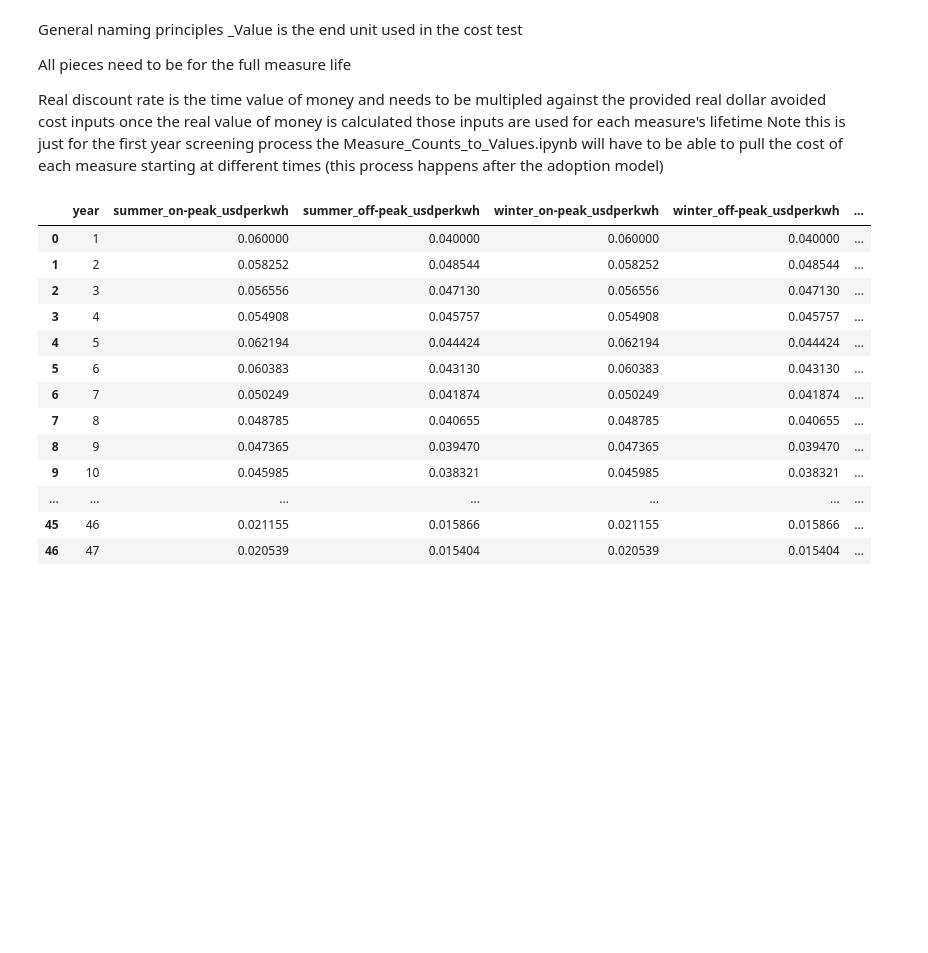
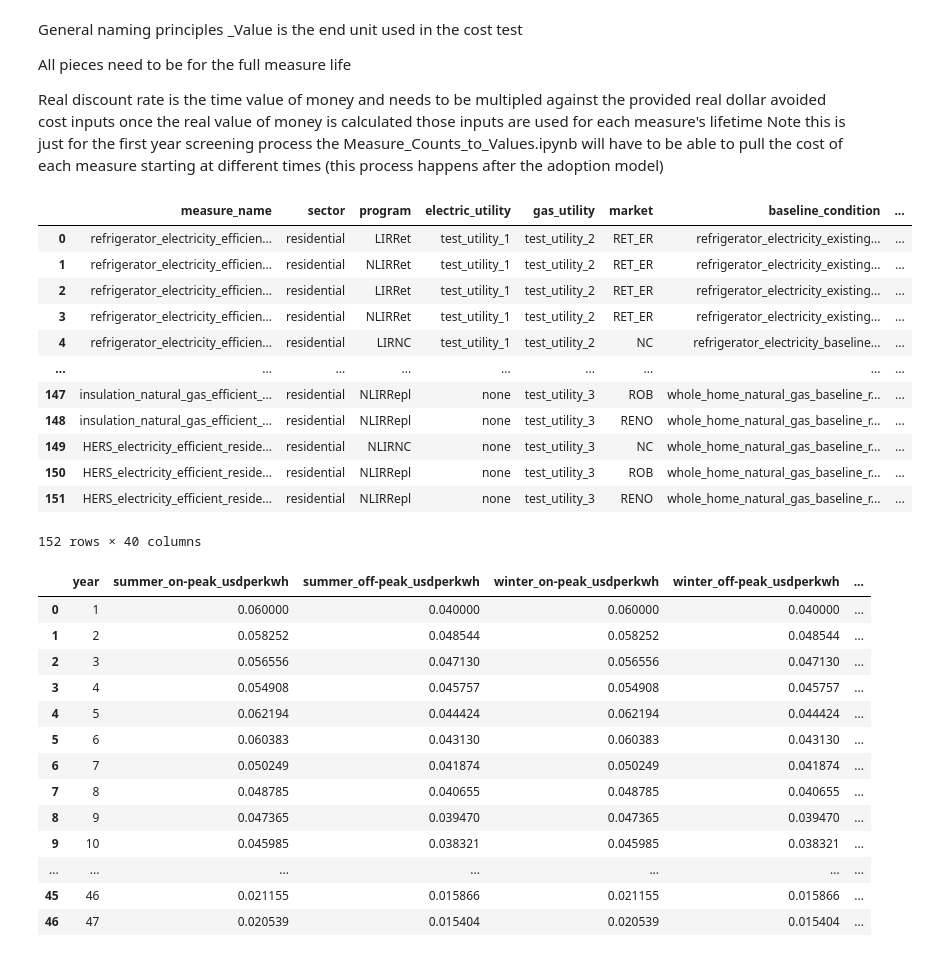
Before and after one commit to ajjNV5/market_inputs, a Jupyter notebook: Avoided_Cost_Benefits_for_tests.ipynb, the cells around one changed output. Saved outputs shown, nothing was run; the diff lists cells and outputs as text; code cells hidden in the pictures; blank space fills up the shorter version.

```diff
--- a/Avoided_Cost_Benefits_for_tests.ipynb
+++ b/Avoided_Cost_Benefits_for_tests.ipynb
@@ -34,33 +34,48 @@ df['measure_electric_energy_savings'] = df['energy_impact_1']
 #new column!
 df['demand_ratio'] = 1/8760
 df['demand_ratio'] = df['demand_ratio'].astype(float)
 
 #################################################
 ### Inputs From Measure Table and Adjustments ###
 #################################################
 # each of these are for a single installation of this measure (one widget)
 # all costs and benefits are for just one year but the tests are run on Whole measures lives
 
 df['measure_incremental_cost'] = df['incremental_cost'] #raw input from measure table
 
 
 df["deferred_replacement_credit_value"] = 0 # pulled in from assembled measures
 #MD always 0
 # RET ->((df[baseline_measure_cost(with install)] *(2/3) ) / ((1 + real_discount_rate) ** (1/3 * df['EUL']))
 # the baseline 2/3 or the RUL of the baseline measure net present valued to todays dollars (NOte always the same RUL because we assume this is the average of retrofitted measure for adoption model)
 # Needs to be NPV of future avoided replacement costs due to measure extending equipment life
 """Deferred Replacement Credit: For an early-retirement retrofit measure, a credit for deferring the
  replacement cycle of the existing equipment, due to early retirement of existing equipment. See Data Only
    for Early-retirement Retrofit Measures, p. 27."""
 
 """ there is a benefit in replacing an older equipment with an EUL less than the new equipment - that is what this is capturing""" # But this is Not that!!!!!!
 ### Need to fix input data to have fuel source
 df['measure_natural_gas_savings'] = 10
 df['measure_fuel_oil_savings'] = 10
 df['measure_propane_savings'] = 10
 df['measure_gasoline_savings'] = 1
 df['measure_diesel_savings'] = 1
 df['measure_water_savings'] = 1 #df['water_savings_(gallons)']
+df
+# %% [output]
+|  | measure_name | sector | program | electric_utility | gas_utility | market | baseline_condition | ... |
+| 0 | refrigerator_electricity_efficien... | residential | LIRRet | test_utility_1 | test_utility_2 | RET_ER | refrigerator_electricity_existing... | ... |
+| 1 | refrigerator_electricity_efficien... | residential | NLIRRet | test_utility_1 | test_utility_2 | RET_ER | refrigerator_electricity_existing... | ... |
+| 2 | refrigerator_electricity_efficien... | residential | LIRRet | test_utility_1 | test_utility_2 | RET_ER | refrigerator_electricity_existing... | ... |
+| 3 | refrigerator_electricity_efficien... | residential | NLIRRet | test_utility_1 | test_utility_2 | RET_ER | refrigerator_electricity_existing... | ... |
+| 4 | refrigerator_electricity_efficien... | residential | LIRNC | test_utility_1 | test_utility_2 | NC | refrigerator_electricity_baseline... | ... |
+| ... | ... | ... | ... | ... | ... | ... | ... | ... |
+| 147 | insulation_natural_gas_efficient_... | residential | NLIRRepl | none | test_utility_3 | ROB | whole_home_natural_gas_baseline_r... | ... |
+| 148 | insulation_natural_gas_efficient_... | residential | NLIRRepl | none | test_utility_3 | RENO | whole_home_natural_gas_baseline_r... | ... |
+| 149 | HERS_electricity_efficient_reside... | residential | NLIRNC | none | test_utility_3 | NC | whole_home_natural_gas_baseline_r... | ... |
+| 150 | HERS_electricity_efficient_reside... | residential | NLIRRepl | none | test_utility_3 | ROB | whole_home_natural_gas_baseline_r... | ... |
+| 151 | HERS_electricity_efficient_reside... | residential | NLIRRepl | none | test_utility_3 | RENO | whole_home_natural_gas_baseline_r... | ... |
+152 rows × 40 columns
 # %%
 #Read in avoided costs data
 avoided_costs = pd.read_excel("input/11_Avoided_Cost.xlsx")
```
Also changed, not shown: parts of 11 cells of this notebook, 4 other files.
